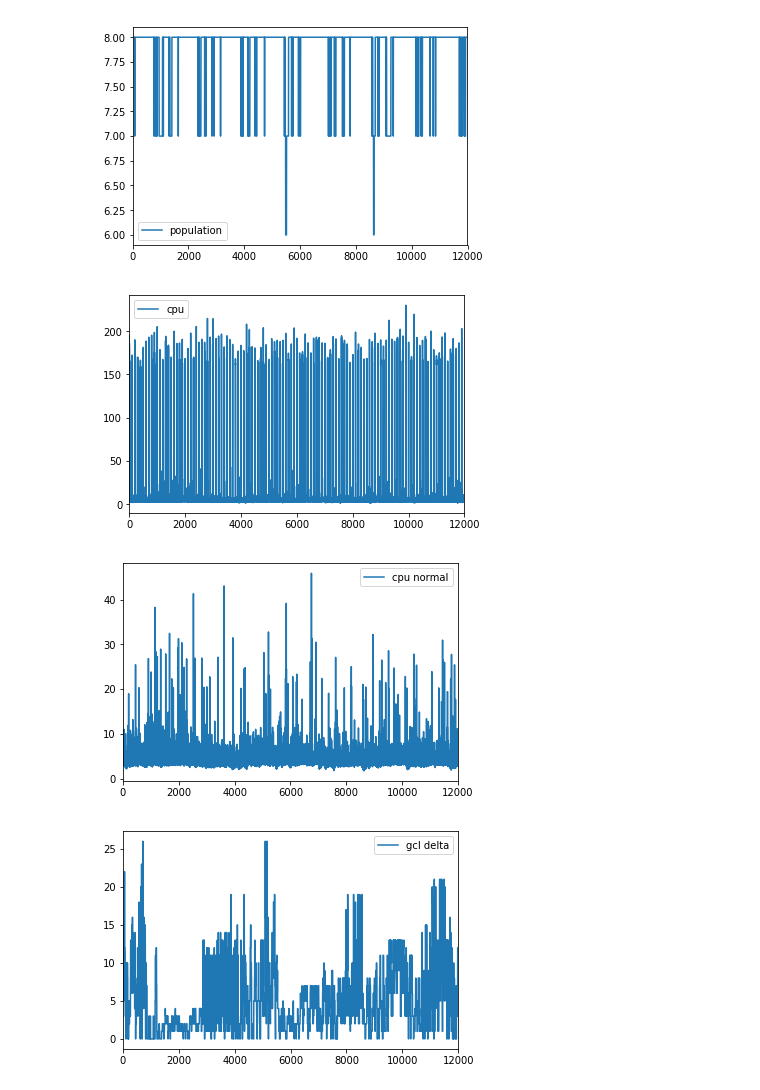
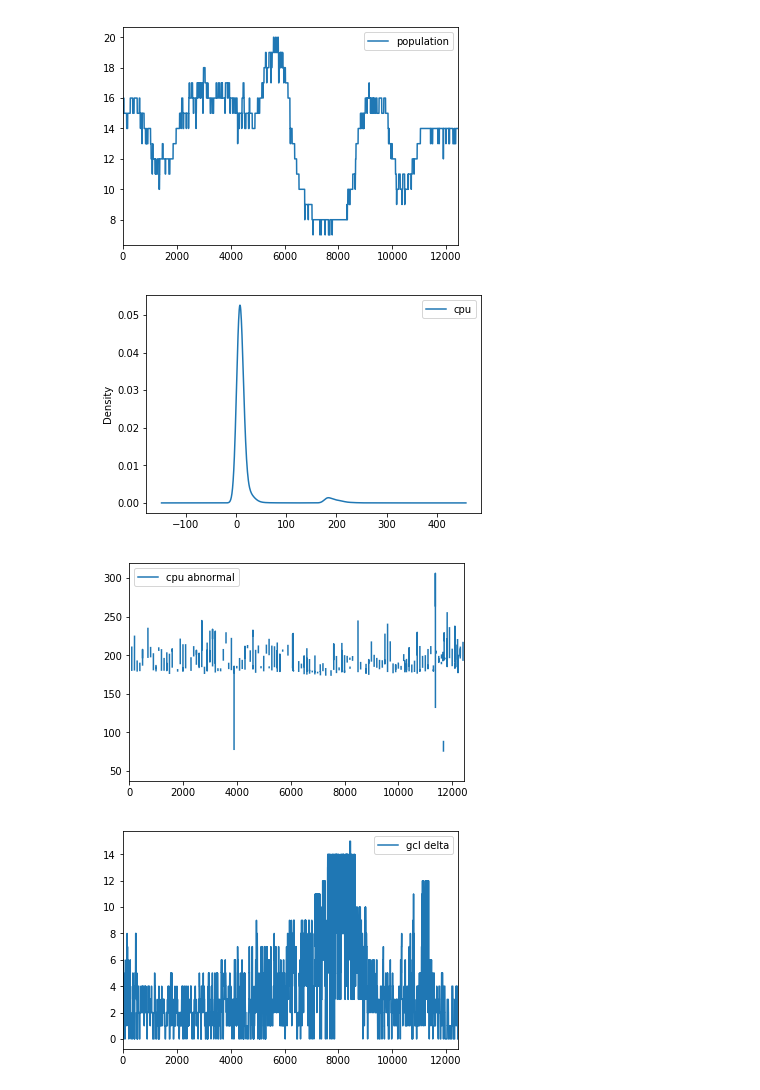
Before and after one commit to snorrwe/xenos, a Jupyter notebook: stats/stats.ipynb, the cells around one changed output. Drawn from its saved outputs; the diff is of its cells as text; code cells hidden in the pictures.

```diff
--- a/stats/stats.ipynb
+++ b/stats/stats.ipynb
@@ -3,7 +3,7 @@ import fetch_stats as fs
 import pandas as pd
 import matplotlib.pyplot as plt
 
-REFRESH_DATA = 1
+REFRESH_DATA = 0
 
 if REFRESH_DATA:
     reports = fs.main()
@@ -20,11 +20,11 @@ else:
     df = pd.read_csv("reports.csv")
 
 df['gcl delta'] = df['gcl'].diff().shift(-1)
-df['cpu normal'] = df[df['cpu'] < 80]["cpu"]
+df['cpu abnormal'] = df[df['cpu'] > 50]["cpu"]
 
 df.plot(y="population")
-df.plot(y="cpu")
-df.plot(y="cpu normal")
+df.plot.density(y="cpu")
+df.plot(y="cpu abnormal")
 df.plot(y="gcl delta")
 df.describe()
 # %% [output]
@@ -40,4 +40,4 @@ df.describe()
-[figure, old version]
+[figure, new version]
-[figure, old version]
+[figure, new version]
-[figure, old version]
+[figure, new version]
-[figure, old version]
+[figure, new version]
```
Also changed, not shown: parts of 1 cell of this notebook, 10 other files.
